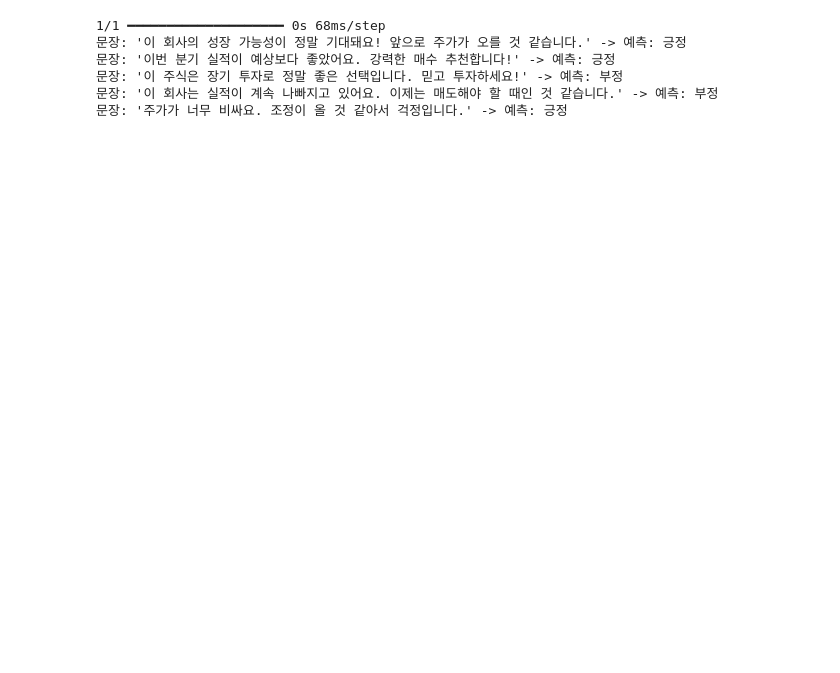
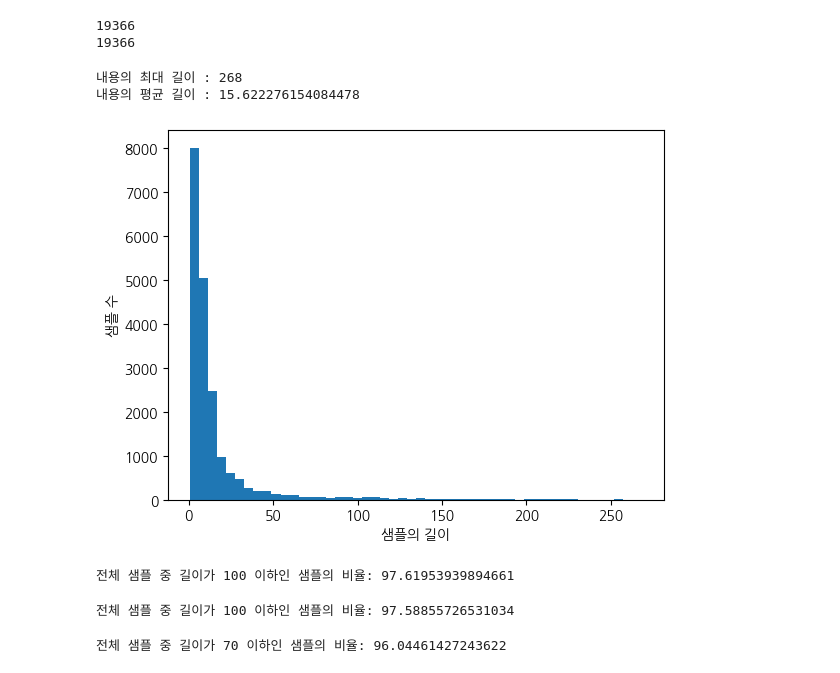
Before and after one commit to june2598/pythonstudy, a Jupyter notebook: project/community/모델학습.ipynb, the cells around one changed output. Saved outputs shown, nothing was run; the diff lists cells and outputs as text; code cells hidden in the pictures; blank space fills up the shorter version.

```diff
--- a/project/community/모델학습.ipynb
+++ b/project/community/모델학습.ipynb
@@ -181,3 +246,0 @@ drop_train = [i for i, review in enumerate(X_train) if len(review) == 0]
-# %%
-X_train = [review for review in X_train if len(review) > 0]
-y_train = [label for i, label in enumerate(y_train) if i < len(X_train)]
@@ -284,7 +246,0 @@ model.add(Dense(1, activation='sigmoid'))  # 이진 분류
-# %%
-# 모델 컴파일
-model.compile(loss='binary_crossentropy', optimizer='adam', metrics=['accuracy'])
-# 조기 종료 콜백 설정
-early_stopping = EarlyStopping(monitor='val_loss', patience=20, restore_best_weights=True, verbose=1)
-# 모델 학습
-model.fit(X_train, y_train, epochs=20, batch_size=32, validation_split=0.2, callbacks=[early_stopping],verbose=1)  # 20%를 검증 데이터로 사용
@@ -351,16 +246,0 @@ X_test_samples = vectorizer.transform(test_samples)
-# %%
-# 예측
-y_pred = model.predict(X_test_samples)
-y_pred_classes = [1 if p > 0.5 else 0 for p in y_pred]
-
-# 결과 출력
-for sample, pred in zip(test_samples, y_pred_classes):
-    sentiment = "긍정" if pred == 1 else "부정"
-    print(f"문장: '{sample}' -> 예측: {sentiment}")
-# %% [output]
-1/1 ━━━━━━━━━━━━━━━━━━━━ 0s 68ms/step
-문장: '이 회사의 성장 가능성이 정말 기대돼요! 앞으로 주가가 오를 것 같습니다.' -> 예측: 긍정
-문장: '이번 분기 실적이 예상보다 좋았어요. 강력한 매수 추천합니다!' -> 예측: 긍정
-문장: '이 주식은 장기 투자로 정말 좋은 선택입니다. 믿고 투자하세요!' -> 예측: 부정
-문장: '이 회사는 실적이 계속 나빠지고 있어요. 이제는 매도해야 할 때인 것 같습니다.' -> 예측: 부정
-문장: '주가가 너무 비싸요. 조정이 올 것 같아서 걱정입니다.' -> 예측: 긍정
@@ -366,0 +250,48 @@ for sample, pred in zip(test_samples, y_pred_classes):
+# %%
+drop_train = [index for index, sentence in enumerate(X_train) if len(sentence) < 1]
+# %%
+# 빈 샘플들을 제거
+X_train = np.array(X_train, dtype=object)
+X_train = np.delete(X_train, drop_train, axis=0)
+y_train = np.delete(y_train, drop_train, axis=0)
+print(len(X_train))
+print(len(y_train))
+# %% [output]
+19366
+19366
+# %%
+print('내용의 최대 길이 :',max(len(review) for review in X_train))
+print('내용의 평균 길이 :',sum(map(len, X_train))/len(X_train))
+# %% [output]
+내용의 최대 길이 : 268
+내용의 평균 길이 : 15.622276154084478
+# %%
+
+plt.hist([len(review) for review in X_train], bins=50)
+plt.xlabel('샘플의 길이')
+plt.ylabel('샘플 수')
+plt.show()
+# %% [output]
+[figure, added]
+# %%
+def below_threshold_len(max_len, nested_list):
+  count = 0
+  for sentence in nested_list:
+    if(len(sentence) <= max_len):
+        count = count + 1
+  print('전체 샘플 중 길이가 %s 이하인 샘플의 비율: %s'%(max_len, (count / len(nested_list))*100))
+
+max_len = 100
+below_threshold_len(max_len, X_train)
+# %% [output]
+전체 샘플 중 길이가 100 이하인 샘플의 비율: 97.61953939894661
+# %%
+max_len = 100
+below_threshold_len(max_len, X_train)
+# %% [output]
+전체 샘플 중 길이가 100 이하인 샘플의 비율: 97.58855726531034
+# %%
+max_len = 70
+below_threshold_len(max_len, X_train)
+# %% [output]
+전체 샘플 중 길이가 70 이하인 샘플의 비율: 96.04461427243622
```
Also changed, not shown: parts of 89 cells of this notebook, 42 other files.
